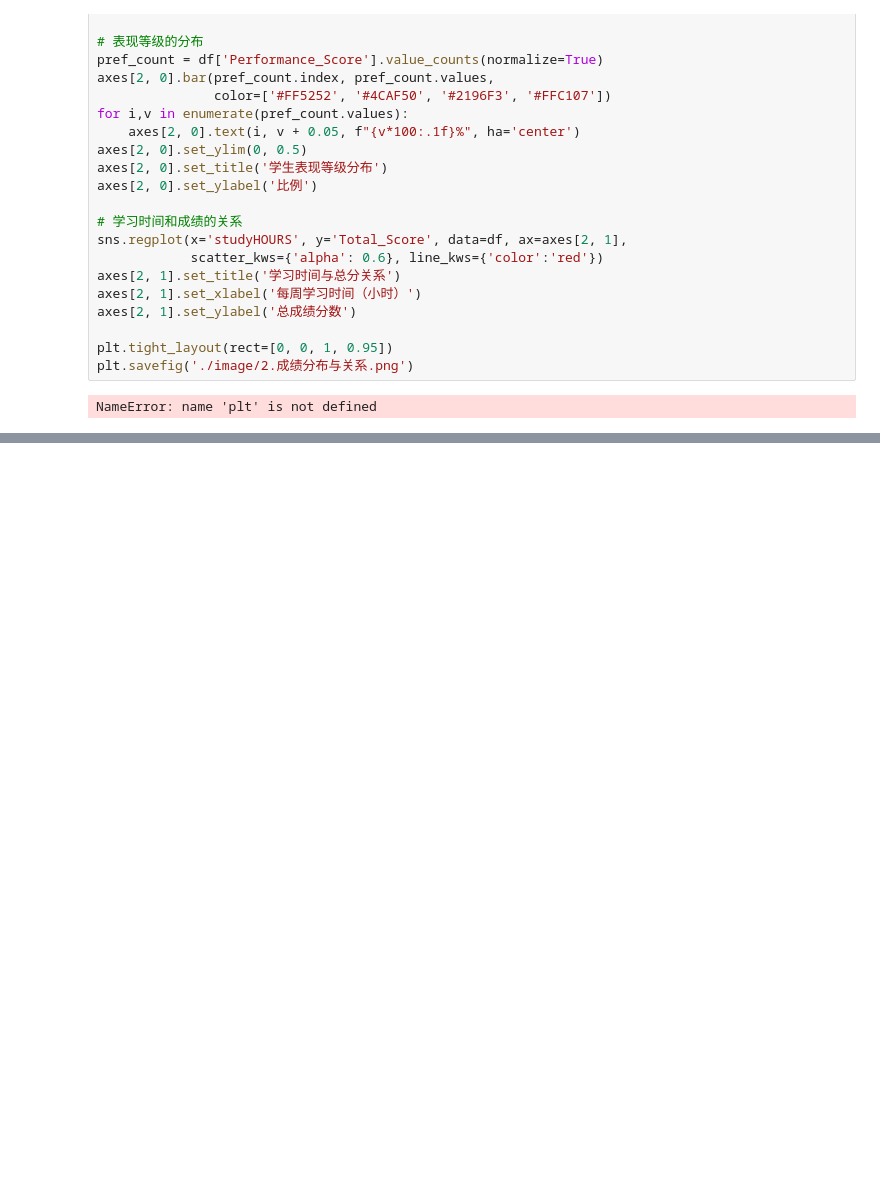
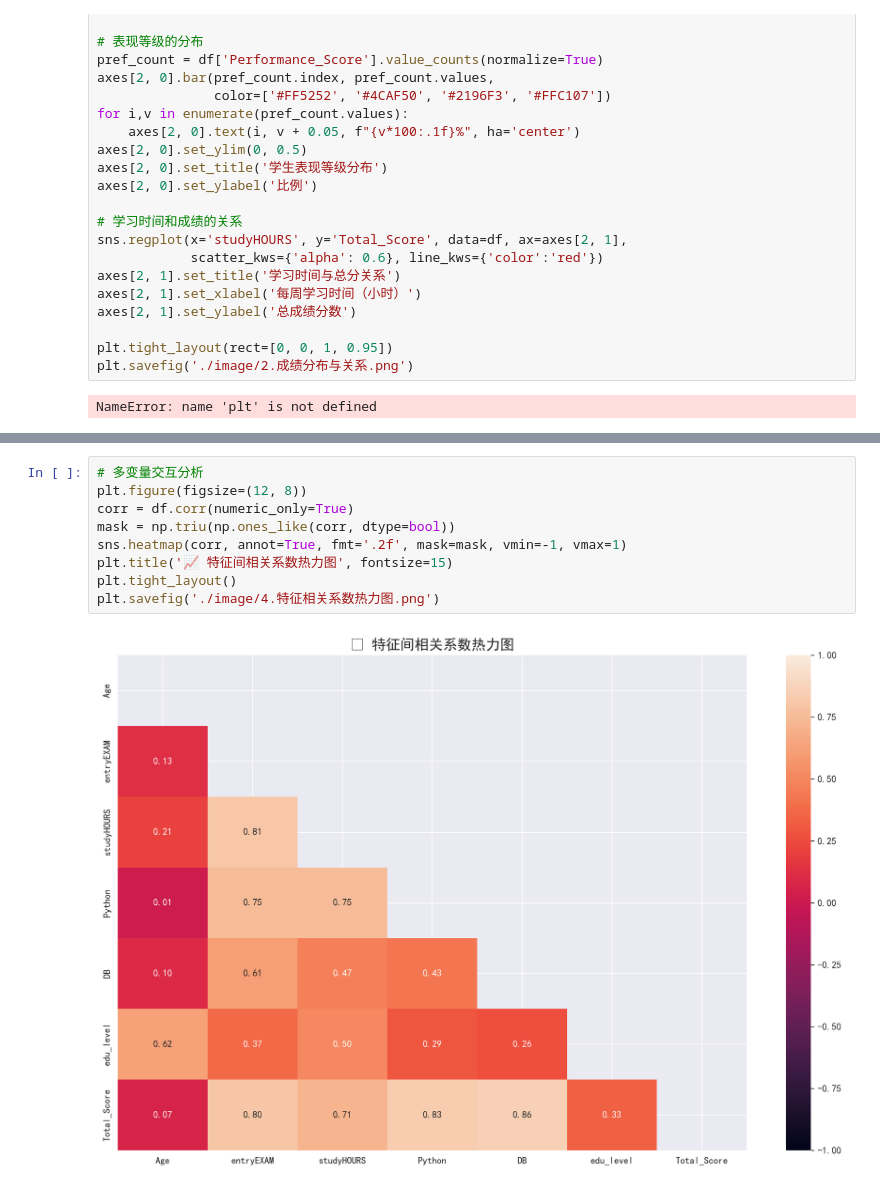
Before and after one commit to xlcblues/student-analysis, a Jupyter notebook: sample.ipynb, the cells around one changed output, grey strips where cells are left out. Cells and saved outputs as stored; diff of their text form; blank space fills up the shorter version.

```diff
--- a/sample.ipynb
+++ b/sample.ipynb
@@ -512,0 +498,11 @@ Passing `palette` without assigning `hue` is deprecated and will be removed in v
+# %%
+# 多变量交互分析
+plt.figure(figsize=(12, 8))
+corr = df.corr(numeric_only=True)
+mask = np.triu(np.ones_like(corr, dtype=bool))
+sns.heatmap(corr, annot=True, fmt='.2f', mask=mask, vmin=-1, vmax=1)
+plt.title('📈 特征间相关系数热力图', fontsize=15)
+plt.tight_layout()
+plt.savefig('./image/4.特征相关系数热力图.png')
+# %% [output]
+[figure, added]
```
Also changed, not shown: parts of 1 cell of this notebook.
